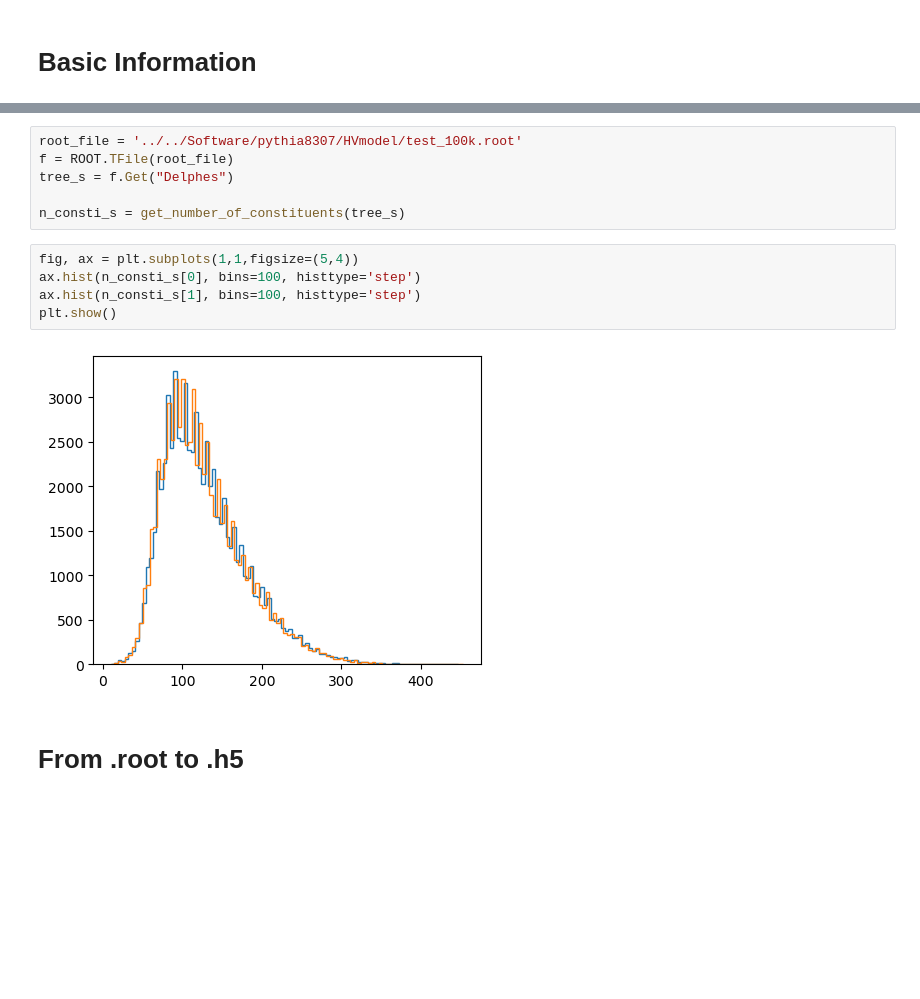
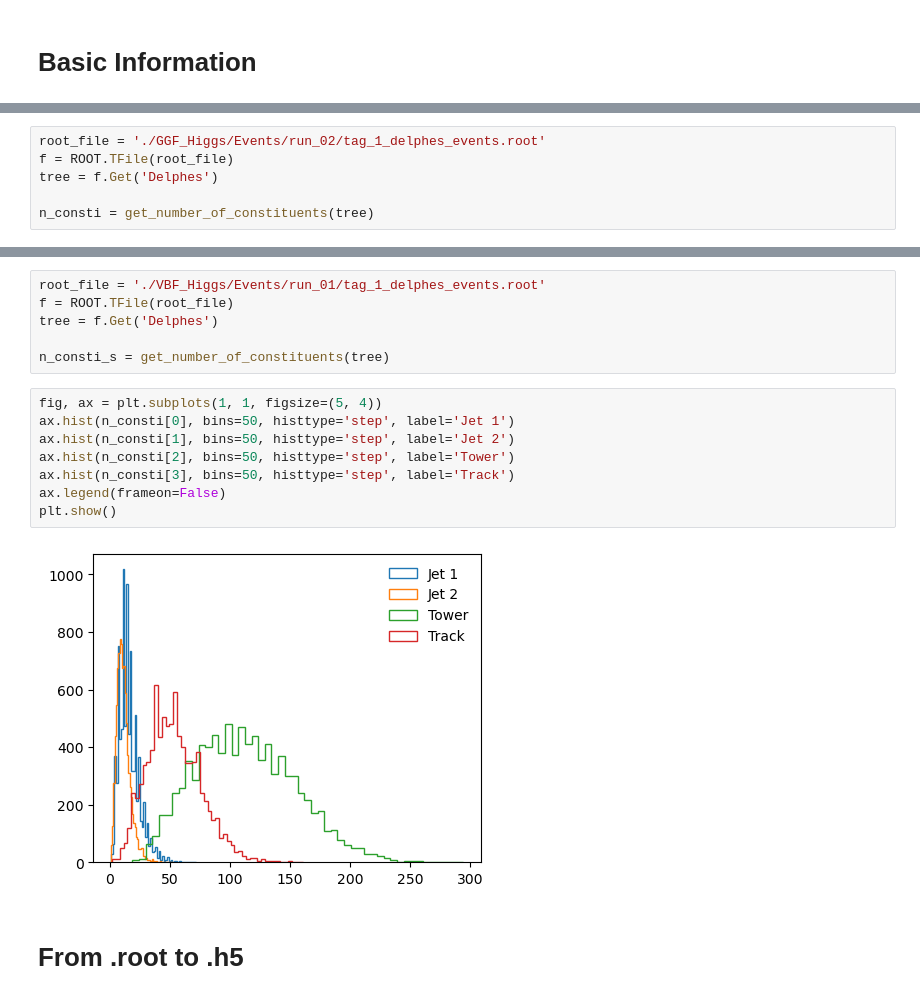
Before and after one commit to r10222035/higgs_production, a Jupyter notebook: Sample/from_root_to_h5.ipynb, the cells around one changed output, grey strips where cells are left out. Saved outputs shown, nothing was run; the diff lists cells and outputs as text; blank space fills up the shorter version.

Commit message:
Code: Extract Tower, Track, and photon information from .root file to .h5 file.

```diff
--- a/Sample/from_root_to_h5.ipynb
+++ b/Sample/from_root_to_h5.ipynb
@@ -269 +204,7 @@ def get_number_of_constituents(tree):
     return n_consti
+# %%
+root_file = './GGF_Higgs/Events/run_02/tag_1_delphes_events.root'
+f = ROOT.TFile(root_file)
+tree = f.Get('Delphes')
+
+n_consti = get_number_of_constituents(tree)
@@ -270,15 +221,18 @@ def get_number_of_constituents(tree):
 # %%
-root_file = '../../Software/pythia8307/HVmodel/test_100k.root'
+root_file = './VBF_Higgs/Events/run_01/tag_1_delphes_events.root'
 f = ROOT.TFile(root_file)
-tree_s = f.Get("Delphes")
+tree = f.Get('Delphes')
 
-n_consti_s = get_number_of_constituents(tree_s)
+n_consti_s = get_number_of_constituents(tree)
 # %%
-fig, ax = plt.subplots(1,1,figsize=(5,4))
-ax.hist(n_consti_s[0], bins=100, histtype='step')
-ax.hist(n_consti_s[1], bins=100, histtype='step')
+fig, ax = plt.subplots(1, 1, figsize=(5, 4))
+ax.hist(n_consti[0], bins=50, histtype='step', label='Jet 1')
+ax.hist(n_consti[1], bins=50, histtype='step', label='Jet 2')
+ax.hist(n_consti[2], bins=50, histtype='step', label='Tower')
+ax.hist(n_consti[3], bins=50, histtype='step', label='Track')
+ax.legend(frameon=False)
 plt.show()
 # %% [output]
-[figure, old version]
+[figure, new version]
 # %% [markdown]
 # From .root to .h5
```
Also changed, not shown: parts of 15 cells of this notebook, 1 other file.
